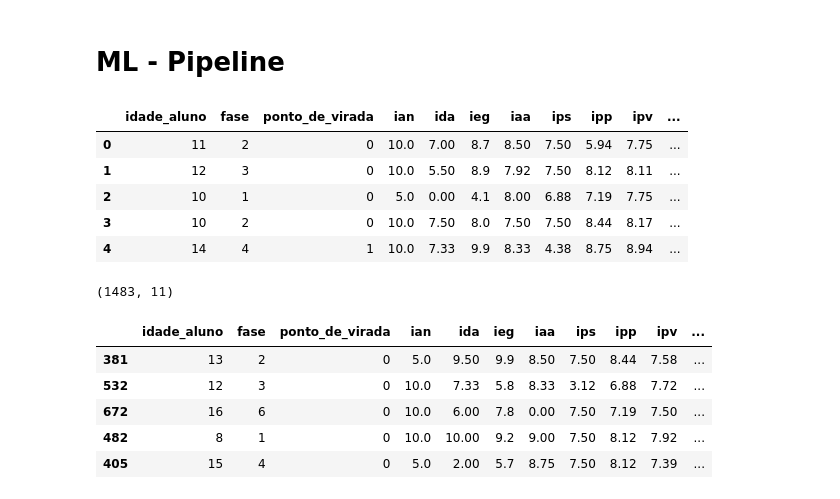
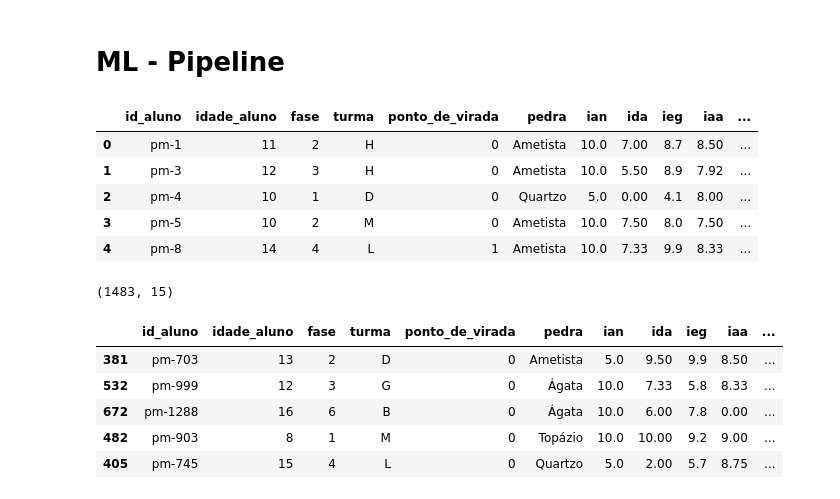
Before and after one commit to giulianafernandes/datathon_fiap, a Jupyter notebook: datathon.ipynb, the cells around one changed output. Drawn from its saved outputs; the diff is of its cells as text; code cells hidden in the pictures.

```diff
--- a/datathon.ipynb
+++ b/datathon.ipynb
@@ -613,18 +613,17 @@ dados_total.to_excel('dados/csv_tratado/dados_total.xlsx', index=False)
 # ML - Pipeline
 # %%
 dados = dados_total.copy() # criando uma cópia do df
-dados = dados.drop(['ano', 'id_aluno', 'turma', 'pedra'], axis=1) # removendo as colunas de ano, id do aluno e turma
 dados = dados.dropna().reset_index(drop=True) # removendo completamente os dados nulos
 dados['ponto_de_virada'] = dados['ponto_de_virada'].replace(['Sim', 'Não'], [1,0]) # transformando a variável target em binária
 dados.head()
 # %% [output]
-|  | idade_aluno | fase | ponto_de_virada | ian | ida | ieg | iaa | ips | ipp | ipv | ... |
-| 0 | 11 | 2 | 0 | 10.0 | 7.00 | 8.7 | 8.50 | 7.50 | 5.94 | 7.75 | ... |
-| 1 | 12 | 3 | 0 | 10.0 | 5.50 | 8.9 | 7.92 | 7.50 | 8.12 | 8.11 | ... |
-| 2 | 10 | 1 | 0 | 5.0 | 0.00 | 4.1 | 8.00 | 6.88 | 7.19 | 7.75 | ... |
-| 3 | 10 | 2 | 0 | 10.0 | 7.50 | 8.0 | 7.50 | 7.50 | 8.44 | 8.17 | ... |
-| 4 | 14 | 4 | 1 | 10.0 | 7.33 | 9.9 | 8.33 | 4.38 | 8.75 | 8.94 | ... |
+|  | id_aluno | idade_aluno | fase | turma | ponto_de_virada | pedra | ian | ida | ieg | iaa | ... |
+| 0 | pm-1 | 11 | 2 | H | 0 | Ametista | 10.0 | 7.00 | 8.7 | 8.50 | ... |
+| 1 | pm-3 | 12 | 3 | H | 0 | Ametista | 10.0 | 5.50 | 8.9 | 7.92 | ... |
+| 2 | pm-4 | 10 | 1 | D | 0 | Quartzo | 5.0 | 0.00 | 4.1 | 8.00 | ... |
+| 3 | pm-5 | 10 | 2 | M | 0 | Ametista | 10.0 | 7.50 | 8.0 | 7.50 | ... |
+| 4 | pm-8 | 14 | 4 | L | 1 | Ametista | 10.0 | 7.33 | 9.9 | 8.33 | ... |
 # %%
 dados.shape
 # %% [output]
-(1483, 11)
+(1483, 15)
@@ -636,11 +637,11 @@ df_treino, df_teste = train_test_split(dados, test_size=0.2, random_state=SEED)
 # %%
 df_treino.head()
 # %% [output]
-|  | idade_aluno | fase | ponto_de_virada | ian | ida | ieg | iaa | ips | ipp | ipv | ... |
-| 381 | 13 | 2 | 0 | 5.0 | 9.50 | 9.9 | 8.50 | 7.50 | 8.44 | 7.58 | ... |
-| 532 | 12 | 3 | 0 | 10.0 | 7.33 | 5.8 | 8.33 | 3.12 | 6.88 | 7.72 | ... |
-| 672 | 16 | 6 | 0 | 10.0 | 6.00 | 7.8 | 0.00 | 7.50 | 7.19 | 7.50 | ... |
-| 482 | 8 | 1 | 0 | 10.0 | 10.00 | 9.2 | 9.00 | 7.50 | 8.12 | 7.92 | ... |
-| 405 | 15 | 4 | 0 | 5.0 | 2.00 | 5.7 | 8.75 | 7.50 | 8.12 | 7.39 | ... |
+|  | id_aluno | idade_aluno | fase | turma | ponto_de_virada | pedra | ian | ida | ieg | iaa | ... |
+| 381 | pm-703 | 13 | 2 | D | 0 | Ametista | 5.0 | 9.50 | 9.9 | 8.50 | ... |
+| 532 | pm-999 | 12 | 3 | G | 0 | Ágata | 10.0 | 7.33 | 5.8 | 8.33 | ... |
+| 672 | pm-1288 | 16 | 6 | B | 0 | Ágata | 10.0 | 6.00 | 7.8 | 0.00 | ... |
+| 482 | pm-903 | 8 | 1 | M | 0 | Topázio | 10.0 | 10.00 | 9.2 | 9.00 | ... |
+| 405 | pm-745 | 15 | 4 | L | 0 | Quartzo | 5.0 | 2.00 | 5.7 | 8.75 | ... |
 # %%
 from sklearn.base import BaseEstimator, TransformerMixin
```
Also changed, not shown: parts of 21 cells of this notebook, 9 other files.
